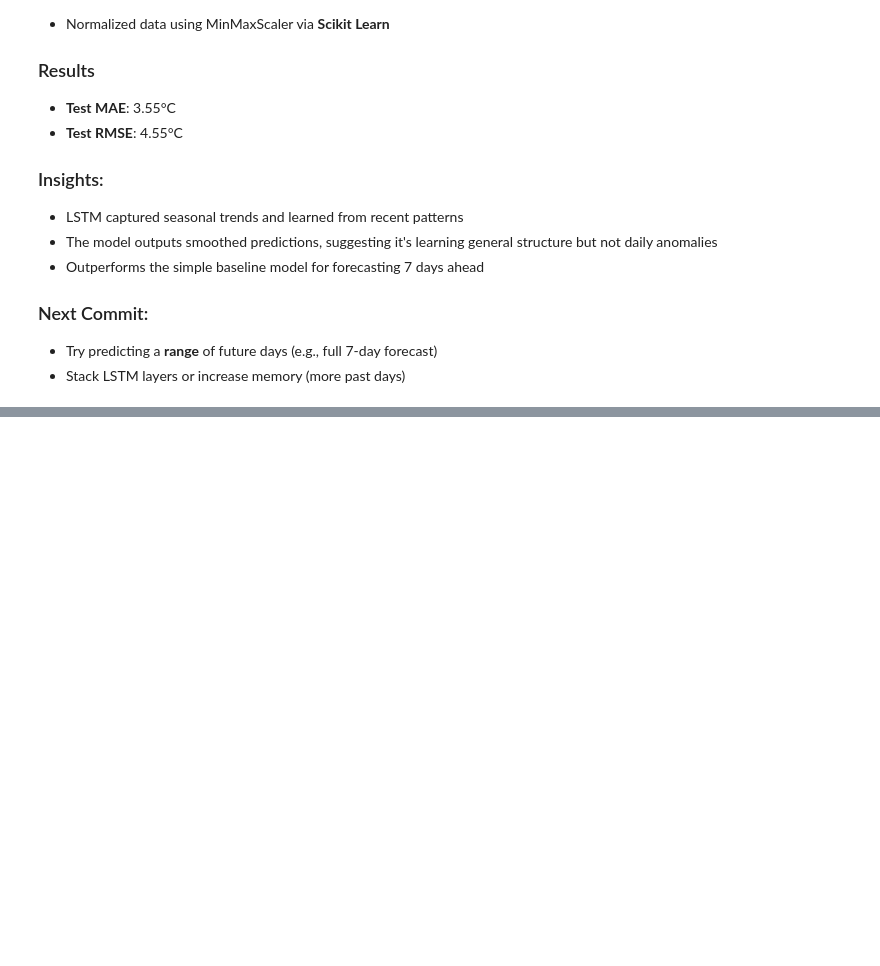
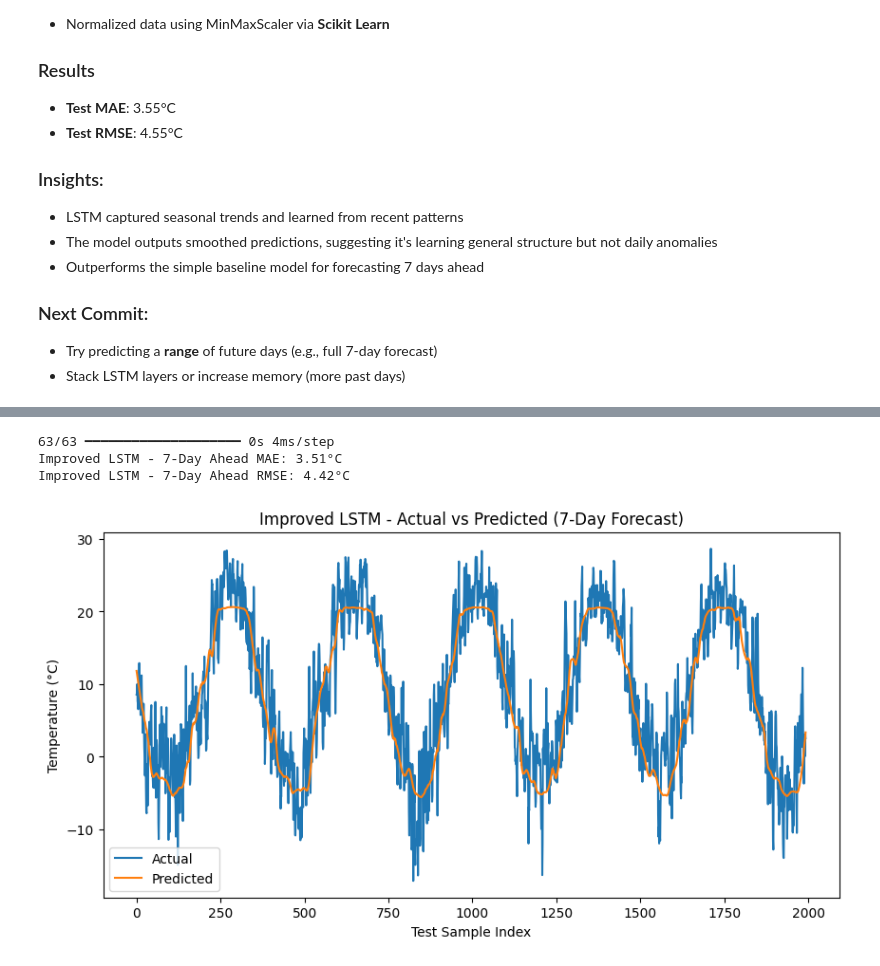
Before and after one commit to WafeeRahman/Weatherly, a Jupyter notebook: SimpleBaseLineRegressionModel.ipynb, the cells around one changed output, grey strips where cells are left out. Saved outputs shown, nothing was run; the diff lists cells and outputs as text; code cells hidden in the pictures; blank space fills up the shorter version.

```diff
--- a/SimpleBaseLineRegressionModel.ipynb
+++ b/SimpleBaseLineRegressionModel.ipynb
@@ -636,0 +695,8 @@ LSTM Model - 7-Day Ahead RMSE: 4.55°C
+# %%
+#Once Again, and 80/20 Test Split
+split = int(0.8 * len(X_lstm))
+X_train, X_test = X_lstm[:split], X_lstm[split:]
+y_train, y_test = y_lstm[:split], y_lstm[split:]
+
+print("Train shape:", X_train.shape)
+print("Test shape:", X_test.shape)
@@ -636,0 +739,13 @@ LSTM Model - 7-Day Ahead RMSE: 4.55°C
+# %%
+from tensorflow.keras.callbacks import EarlyStopping
+
+
+early_stop = EarlyStopping(monitor='val_loss', patience=5, restore_best_weights=True)
+history = model.fit(
+    X_train, y_train,
+    validation_split=0.1,
+    epochs=100,
+    batch_size=32,
+    callbacks=[early_stop],
+    verbose=1
+)
@@ -636,0 +771,26 @@ LSTM Model - 7-Day Ahead RMSE: 4.55°C
+# %%
+from sklearn.metrics import mean_absolute_error, mean_squared_error
+import matplotlib.pyplot as plt
+
+y_pred = model.predict(X_test).flatten()
+
+mae = mean_absolute_error(y_test, y_pred)
+rmse = np.sqrt(mean_squared_error(y_test, y_pred))
+
+print(f"Improved LSTM - 7-Day Ahead MAE: {mae:.2f}°C")
+print(f"Improved LSTM - 7-Day Ahead RMSE: {rmse:.2f}°C")
+# %% [output]
+63/63 ━━━━━━━━━━━━━━━━━━━━ 0s 4ms/step
+Improved LSTM - 7-Day Ahead MAE: 3.51°C
+Improved LSTM - 7-Day Ahead RMSE: 4.42°C
+# %%
+plt.figure(figsize=(10,5))
+plt.plot(y_test, label='Actual')
+plt.plot(y_pred, label='Predicted')
+plt.title("Improved LSTM - Actual vs Predicted (7-Day Forecast)")
+plt.xlabel("Test Sample Index")
+plt.ylabel("Temperature (°C)")
+plt.legend()
+plt.show()
+# %% [output]
+[figure, added]
```
Also changed, not shown: parts of 15 cells of this notebook.
